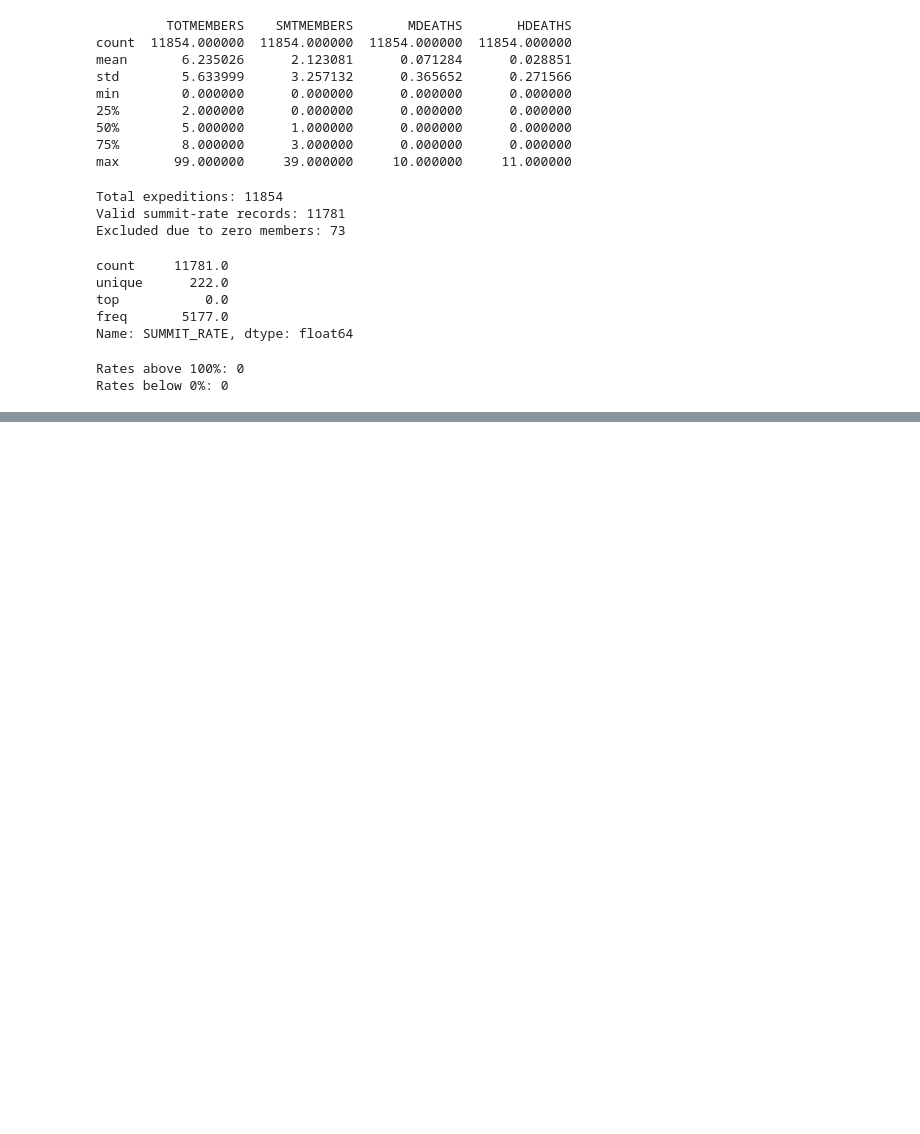
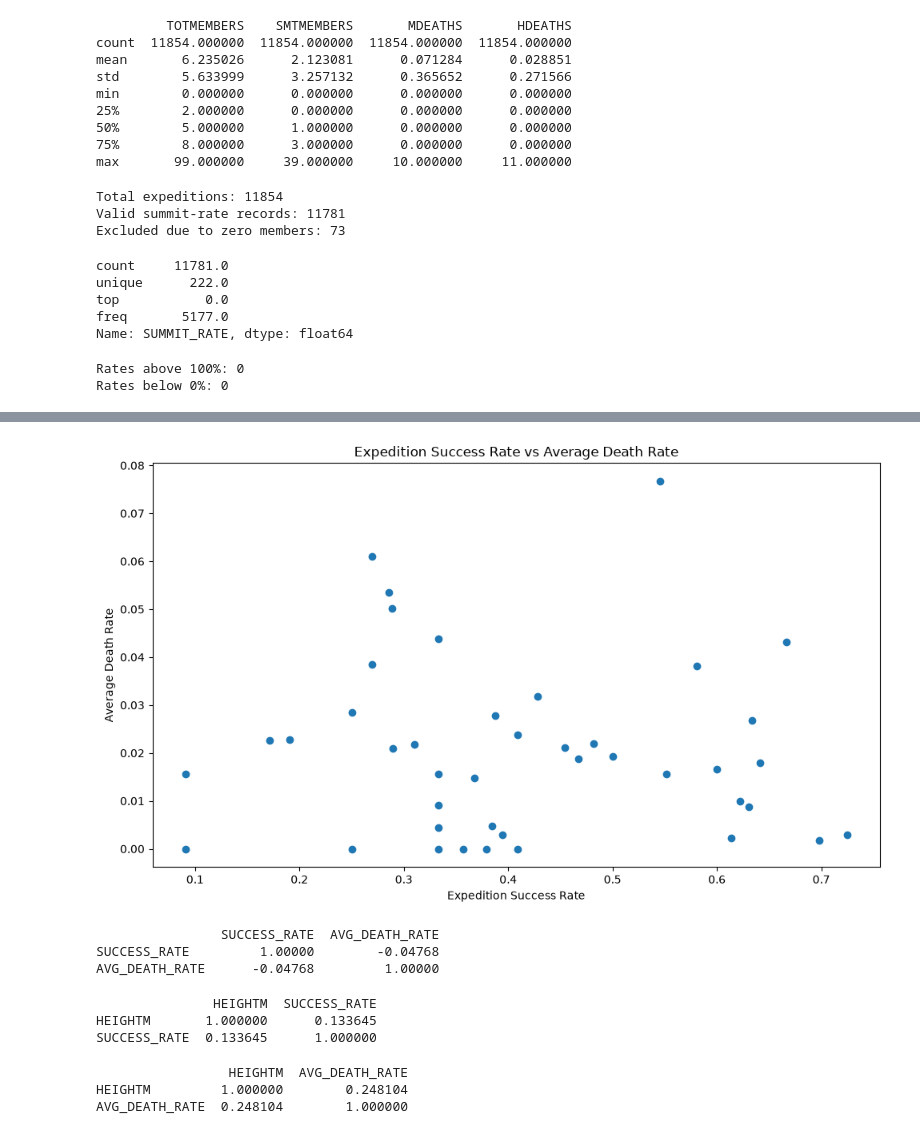
Before and after one commit to nirmal-codes18/PeakRisk, a Jupyter notebook: notebooks/01_data_exploration.ipynb, the cells around one changed output, grey strips where cells are left out. Drawn from its saved outputs; the diff is of its cells as text; code cells hidden in the pictures; blank space fills up the shorter version.

Commit message:
Complete PeakRisk EDA

```diff
--- a/notebooks/01_data_exploration.ipynb
+++ b/notebooks/01_data_exploration.ipynb
@@ -1314,0 +1584,56 @@ Rates below 0%: 0
+# %%
+import matplotlib.pyplot as plt
+
+plt.figure(figsize=(10, 6))
+
+plt.scatter(
+    mountain_stats_20["SUCCESS_RATE"],
+    mountain_stats_20["AVG_DEATH_RATE"]
+)
+
+plt.xlabel("Expedition Success Rate")
+plt.ylabel("Average Death Rate")
+plt.title("Expedition Success Rate vs Average Death Rate")
+
+plt.tight_layout()
+plt.show()
+# %% [output]
+[figure, added]
+# %%
+correlation = mountain_stats_20[
+    ["SUCCESS_RATE", "AVG_DEATH_RATE"]
+].corr()
+
+print(correlation)
+# %% [output]
+                SUCCESS_RATE  AVG_DEATH_RATE
+SUCCESS_RATE         1.00000        -0.04768
+AVG_DEATH_RATE      -0.04768         1.00000
+# %%
+mountain_stats_20 = mountain_stats_20.merge(
+    peak_info[["PEAKID", "HEIGHTM"]],
+    on="PEAKID",
+    how="left"
+)
+
+mountain_stats_20.head()
+
+print(
+    mountain_stats_20[
+        ["HEIGHTM", "SUCCESS_RATE"]
+    ].corr()
+)
+# %% [output]
+               HEIGHTM  SUCCESS_RATE
+HEIGHTM       1.000000      0.133645
+SUCCESS_RATE  0.133645      1.000000
+# %%
+print(
+    mountain_stats_20[
+        ["HEIGHTM", "AVG_DEATH_RATE"]
+    ].corr()
+)
+# %% [output]
+                 HEIGHTM  AVG_DEATH_RATE
+HEIGHTM         1.000000        0.248104
+AVG_DEATH_RATE  0.248104        1.000000
```
Also changed, not shown: parts of 25 cells of this notebook.
